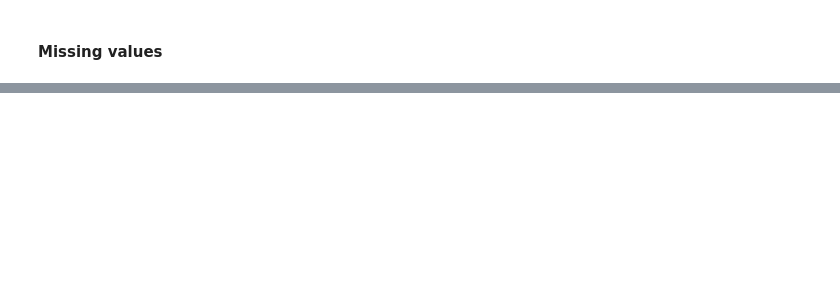
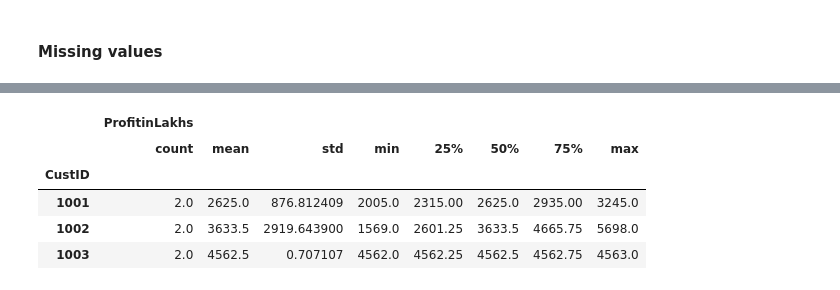
Before and after one commit to imhemantchaubey-zz/pandas-resources, a Jupyter notebook: pandas.ipynb, the cells around one changed output, grey strips where cells are left out. Cells and saved outputs as stored; diff of their text form; code cells hidden in the pictures; blank space fills up the shorter version.

```diff
--- a/pandas.ipynb
+++ b/pandas.ipynb
@@ -182,0 +566,8 @@ dataframe['Cricket'].fillna(value=dataframe['Cricket'].mean())
+# %%
+data = {
+  'CustID': ['1001', '1001', '1002', '1002', '1003', '1003'],
+  'CustName': ['UIPat', 'DatRob', 'Goog', 'Chrysler', 'Ford', 'GM'],
+  'ProfitinLakhs': [2005, 3245, 1569, 5698, 4563, 4562]
+}
+# %%
+dataframe = pd.DataFrame(data)
@@ -182,0 +618,9 @@ dataframe['Cricket'].fillna(value=dataframe['Cricket'].mean())
+# %%
+dataframe.groupby('CustID').describe()
+# %% [output]
+|  | ProfitinLakhs |  |  |  |  |  |  |  |
+|  | count | mean | std | min | 25% | 50% | 75% | max |
+| CustID |  |  |  |  |  |  |  |  |
+| 1001 | 2.0 | 2625.0 | 876.812409 | 2005.0 | 2315.00 | 2625.0 | 2935.00 | 3245.0 |
+| 1002 | 2.0 | 3633.5 | 2919.643900 | 1569.0 | 2601.25 | 3633.5 | 4665.75 | 5698.0 |
+| 1003 | 2.0 | 4562.5 | 0.707107 | 4562.0 | 4562.25 | 4562.5 | 4562.75 | 4563.0 |
```
Also changed, not shown: parts of 58 cells of this notebook.
